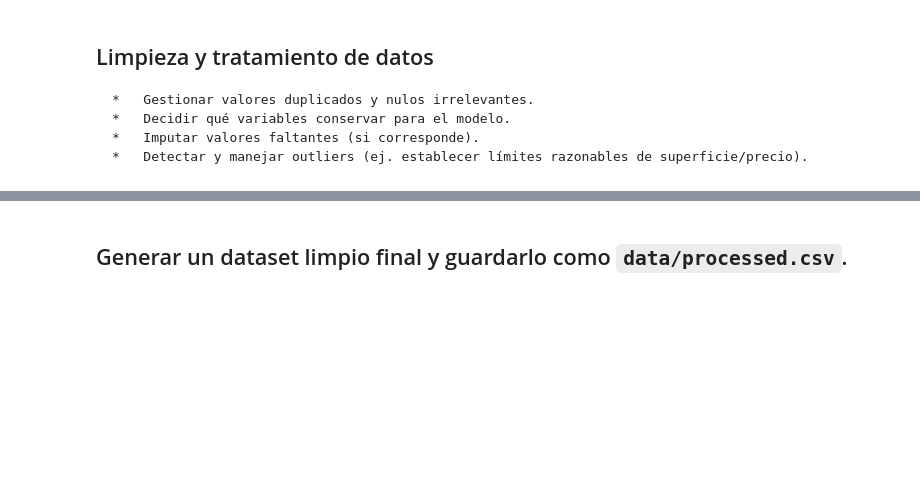
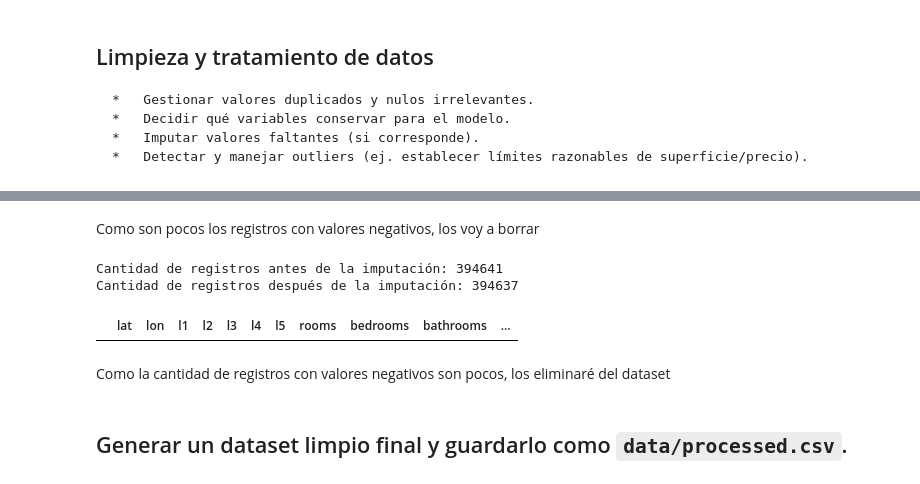
Before and after one commit to alejo-cuello/proyecto-final-bootcamp-ds-mlops, a Jupyter notebook: notebooks/01-eda.ipynb, the cells around one changed output, grey strips where cells are left out. Cells and saved outputs as stored; diff of their text form; code cells hidden in the pictures; blank space fills up the shorter version.

Commit message:
[update] 01-eda.ipynb: eliminacion de registros con valores negativos

```diff
--- a/notebooks/01-eda.ipynb
+++ b/notebooks/01-eda.ipynb
@@ -191,3 +202,5 @@ data_preprocessed[["days_since_end", "end_date"]].head(5)
+# %%
+data_preprocessed.drop(columns=["days_since_creation","end_date","start_date","created_on"], inplace=True)
 # %% [markdown]
 ### Revisión de duplicados
 # %% [markdown]
@@ -330,0 +347,11 @@ Name: count, dtype: int64
+# %%
+def count_negative_values(df, cols):
+    cols_with_negative_values = []
+    for col in cols:
+        quantity_of_negative_values = df[df[col] < 0].shape[0]
+        print(f"{col} tiene {quantity_of_negative_values} registros negativos")
+        if quantity_of_negative_values > 0:
+            cols_with_negative_values.append(col)
+    return cols_with_negative_values
+
+cols_with_negative_values = count_negative_values(data_preprocessed, ["rooms","bedrooms","bathrooms","surface_total","surface_covered","price","days_since_start","days_since_end"])
@@ -331,2 +367,18 @@ Name: count, dtype: int64
+# %% [markdown]
+Como son pocos los registros con valores negativos, los voy a borrar
+# %%
+indexes_to_delete = data_preprocessed[(data_preprocessed[cols_with_negative_values] < 0).any(axis=1)].index.tolist()
+print(f"Cantidad de registros antes de la imputación: {data_preprocessed.shape[0]}")
+data_preprocessed.drop(indexes_to_delete, inplace=True)
+print(f"Cantidad de registros después de la imputación: {data_preprocessed.shape[0]}")
+# %% [output]
+Cantidad de registros antes de la imputación: 394641
+Cantidad de registros después de la imputación: 394637
+# %%
+data_preprocessed[data_preprocessed["bathrooms"] < 0].shape[0]
+# %% [output]
+|  | lat | lon | l1 | l2 | l3 | l4 | l5 | rooms | bedrooms | bathrooms | ... |
+# %% [markdown]
+Como la cantidad de registros con valores negativos son pocos, los eliminaré del dataset
 # %% [markdown]
 ## Generar un dataset limpio final y guardarlo como `data/processed.csv`.
```
Also changed, not shown: parts of 7 cells of this notebook.
